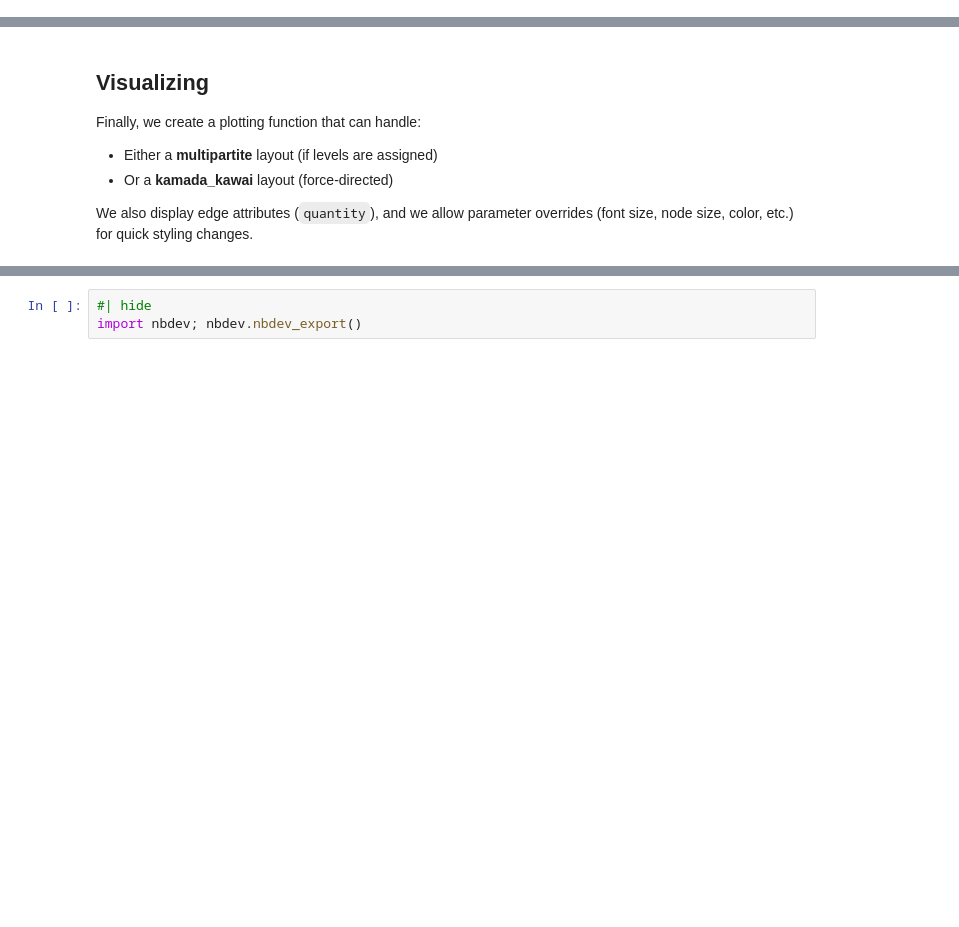
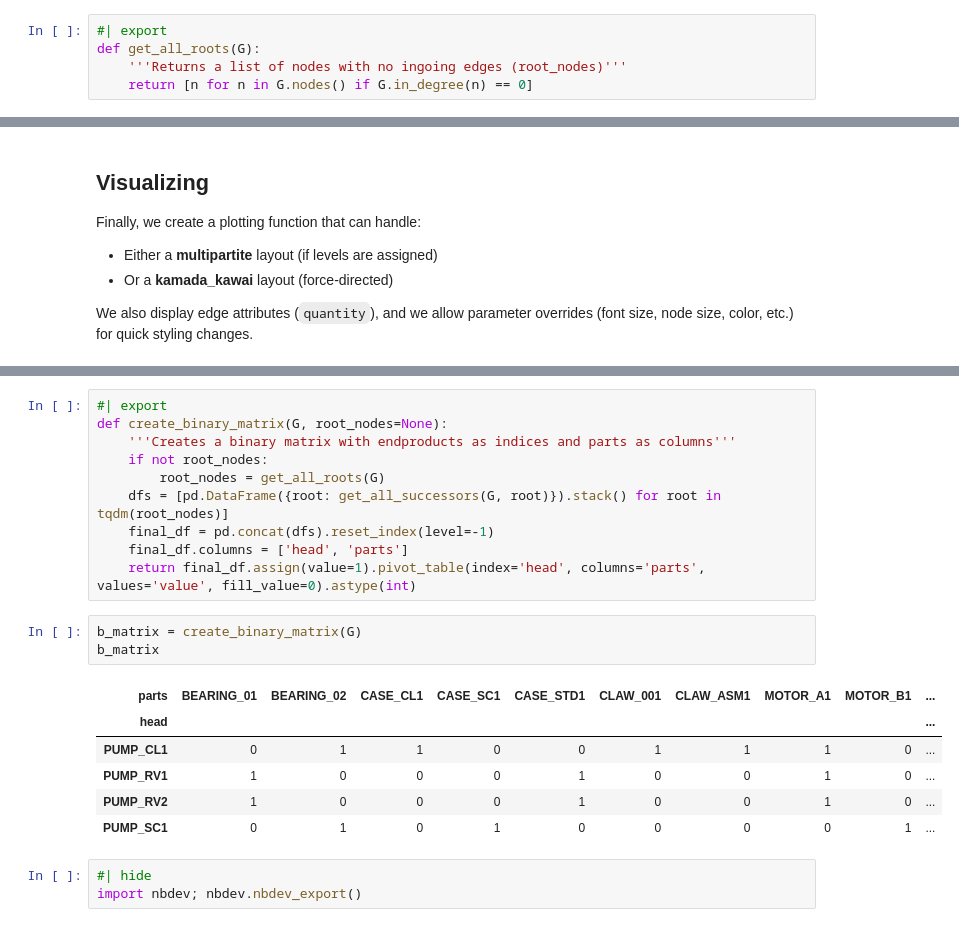
Before and after one commit to janhesse53/bom, a Jupyter notebook: nbs/00_core.ipynb, the cells around one changed output, grey strips where cells are left out. Drawn from its saved outputs; the diff is of its cells as text; blank space fills up the shorter version.

Commit message:
added creat_binary_matrix and get_all_roots

```diff
--- a/nbs/00_core.ipynb
+++ b/nbs/00_core.ipynb
@@ -244,5 +245,10 @@ NodeView(('CASE_STD1', 'VANE_001', 'BEARING_01', 'VANE_ASM1', 'PUMP_RV1', 'OIL_S
 # %% [markdown]
 For a **multipartite** (hierarchical) layout in NetworkX, each node must have a `level` attribute. The “level” is typically “0” for a root product, “1” for its direct children, “2” for those children’s children, etc. This function automatically detects the root(s) (any node with no incoming edges) and assigns levels by breadth-first search.
+# %%
+#| export
+def get_all_roots(G):
+    '''Returns a list of nodes with no ingoing edges (root_nodes)'''
+    return [n for n in G.nodes() if G.in_degree(n) == 0]
 # %%
 #| export
 def add_levels(G):
@@ -346,3 +340,23 @@ plot_graph(sub_g)
+# %%
+#| export
+def create_binary_matrix(G, root_nodes=None):
+    '''Creates a binary matrix with endproducts as indices and parts as columns'''
+    if not root_nodes:
+        root_nodes = get_all_roots(G)
+    dfs = [pd.DataFrame({root: get_all_successors(G, root)}).stack() for root in tqdm(root_nodes)]
+    final_df = pd.concat(dfs).reset_index(level=-1)
+    final_df.columns = ['head', 'parts']
+    return final_df.assign(value=1).pivot_table(index='head', columns='parts', values='value', fill_value=0).astype(int)
+# %%
+b_matrix = create_binary_matrix(G)
+b_matrix
+# %% [output]
+| parts | BEARING_01 | BEARING_02 | CASE_CL1 | CASE_SC1 | CASE_STD1 | CLAW_001 | CLAW_ASM1 | MOTOR_A1 | MOTOR_B1 | ... |
+| head |  |  |  |  |  |  |  |  |  | ... |
+| PUMP_CL1 | 0 | 1 | 1 | 0 | 0 | 1 | 1 | 1 | 0 | ... |
+| PUMP_RV1 | 1 | 0 | 0 | 0 | 1 | 0 | 0 | 1 | 0 | ... |
+| PUMP_RV2 | 1 | 0 | 0 | 0 | 1 | 0 | 0 | 1 | 0 | ... |
+| PUMP_SC1 | 0 | 1 | 0 | 1 | 0 | 0 | 0 | 0 | 1 | ... |
 # %%
 #| hide
 import nbdev; nbdev.nbdev_export()
```
Also changed, not shown: parts of 7 cells of this notebook, 2 other files.
